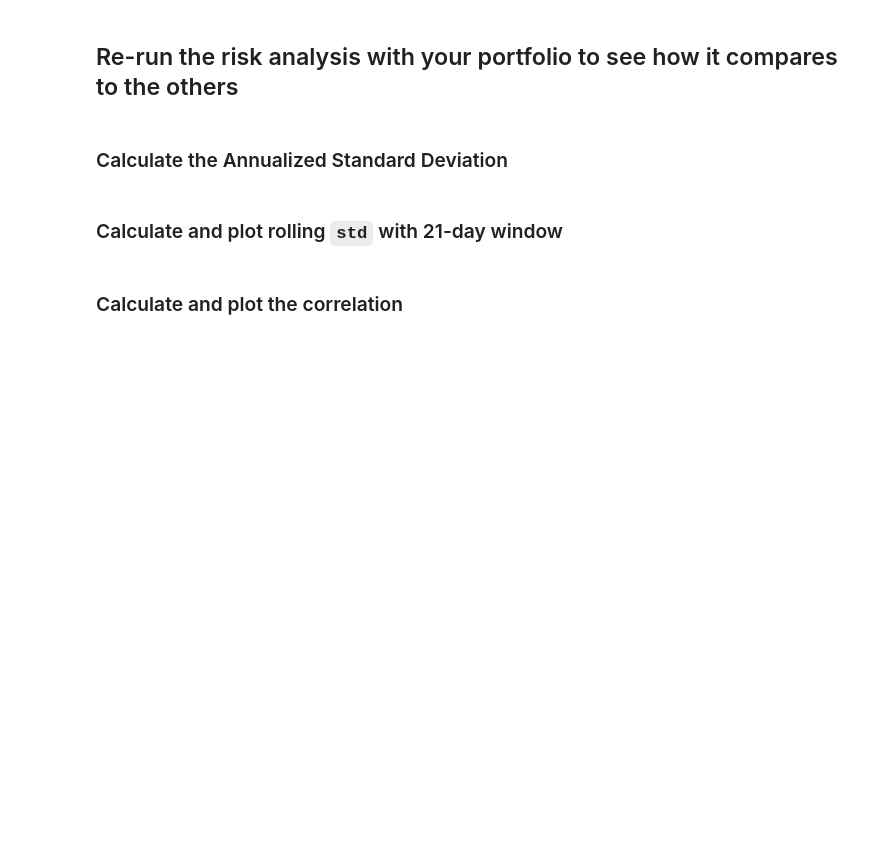
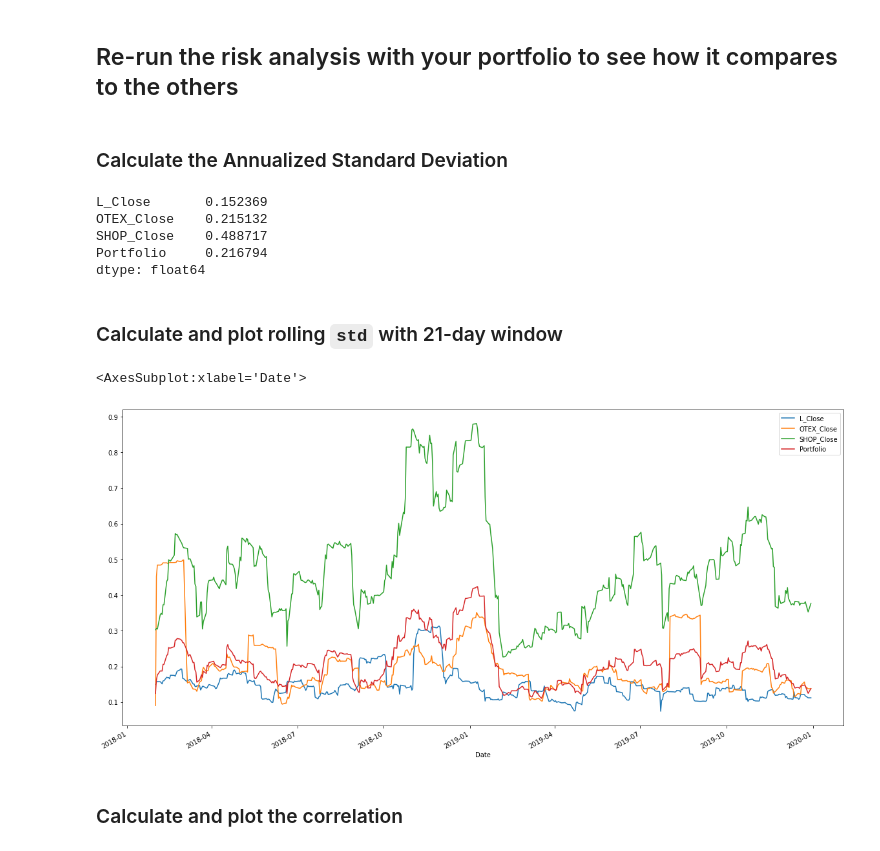
Before and after one commit to aliabolhassani/whale-analysis, a Jupyter notebook: Code/whale_analysis.ipynb, the cells around one changed output. Saved outputs shown, nothing was run; the diff lists cells and outputs as text; code cells hidden in the pictures; blank space fills up the shorter version.

```diff
--- a/Code/whale_analysis.ipynb
+++ b/Code/whale_analysis.ipynb
@@ -524,12 +521,29 @@ dtype: int64
 ### Calculate the Annualized Standard Deviation
 # %%
 # Calculate the annualized `std`
+combined_stocks_returns_volatility = combined_stocks_returns.std()
+combined_stocks_returns_annualized = combined_stocks_returns_volatility * np.sqrt(252)
+combined_stocks_returns_annualized
+# %% [output]
+L_Close       0.152369
+OTEX_Close    0.215132
+SHOP_Close    0.488717
+Portfolio     0.216794
+dtype: float64
 # %% [markdown]
 ### Calculate and plot rolling `std` with 21-day window
 # %%
 # Calculate rolling standard deviation
 
+combined_stocks_returns_volatility_std_21 = combined_stocks_returns.rolling(window=21).std()
+combined_stocks_returns_volatility_std_21 = combined_stocks_returns_volatility_std_21 * np.sqrt(252)
+combined_stocks_returns_volatility_std_21
+
 # Plot rolling standard deviation
+combined_stocks_returns_volatility_std_21.plot(figsize=(20,10))
+# %% [output]
+<AxesSubplot:xlabel='Date'>
+[figure, added]
 # %% [markdown]
 ### Calculate and plot the correlation
 # %%
```
Also changed, not shown: parts of 8 cells of this notebook.
